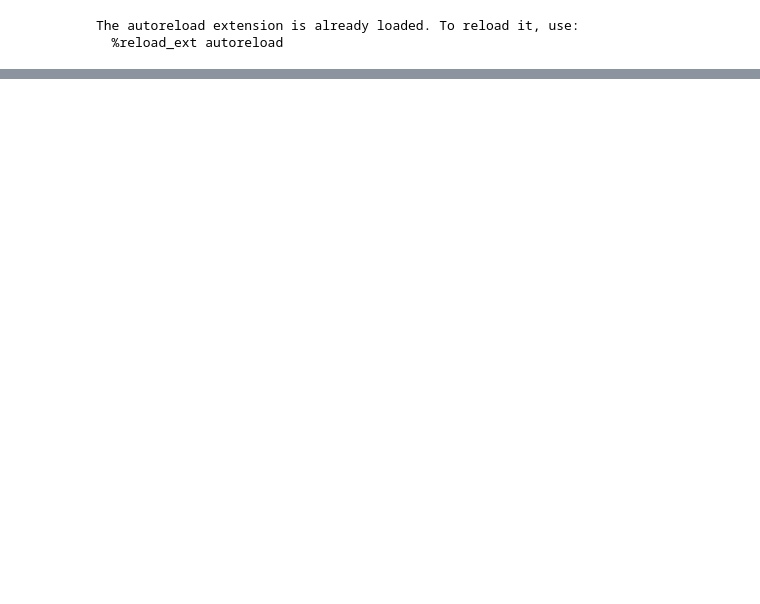
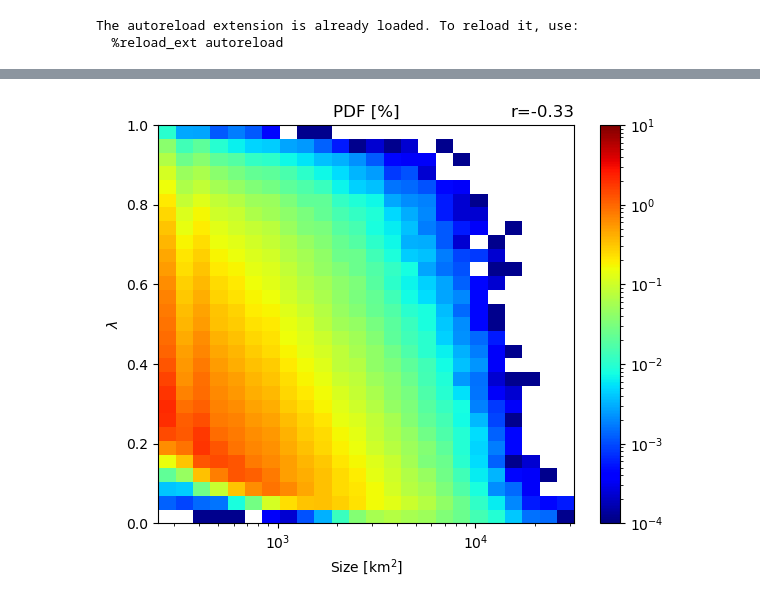
Before and after one commit to pedroanguloumana/extreme_precipitation_in_gpm, a Jupyter notebook: notebooks/nb01_CDF_Examples.ipynb, the cells around one changed output, grey strips where cells are left out. Cells and saved outputs as stored; diff of their text form; code cells hidden in the pictures; blank space fills up the shorter version.

```diff
--- a/notebooks/nb01_CDF_Examples.ipynb
+++ b/notebooks/nb01_CDF_Examples.ipynb
@@ -191,0 +491,46 @@ save_figure(fig, 'Fig01_CDFandExamplePS')
+# %%
+#
+# Plot Figure 1 for paper
+#
+fig, ax = plt.subplots(figsize=(6, 5))
+
+
+area = pf_stats['num_pixels'] * 25
+loc = pf_stats[f'largest_10mmhr_cluster_precip_8conn'] / pf_stats['total_precip']
+area_bins = np.logspace(np.log10(250), 4.5, 25)
+loc_bins = np.linspace(0, 1, 30)
+count = binned_statistic_2d(
+    x=loc,
+    y=area,
+    values=None,
+    statistic='count',
+    bins=[loc_bins, area_bins]
+).statistic
+pdf = 100 * count / count.sum()
+x_mesh, y_mesh = np.meshgrid(area_bins, loc_bins)
+c = ax.pcolormesh(
+    x_mesh,
+    y_mesh,
+    pdf,
+    cmap=plt.cm.jet,
+    norm=colors.LogNorm(vmin=1e-4, vmax=1e1)
+)
+
+# Compute Pearson's r for ocean (area vs. loc) and place in title (right)
+r_val_ocean, p_val_ocean = pearsonr(area, loc)
+
+plt.colorbar(c)
+ax.set_xscale('log')
+ax.set_xlim(area_bins.min(), area_bins.max())
+ax.set_xlabel(r'Size [km$^2$]')
+ax.set_ylabel(r'$\lambda$')
+ax.set_title('PDF [%]')
+ax.set_title(f'r={r_val_ocean:.2f}', loc='right')
+
+#
+# Final figure params
+#
+fig.tight_layout(pad=1)
+# save_figure(fig, 'Fig01_CDFandExamplePS')
+# %% [output]
+[figure, added]
```
Also changed, not shown: parts of 6 cells of this notebook, 10 other files.
